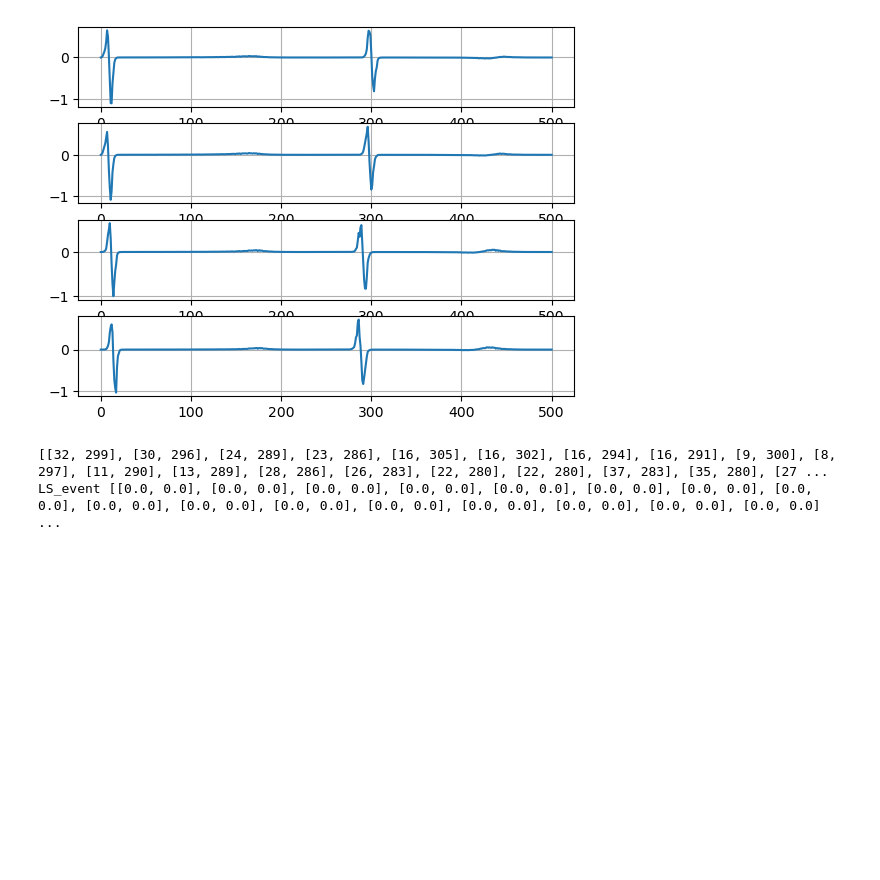
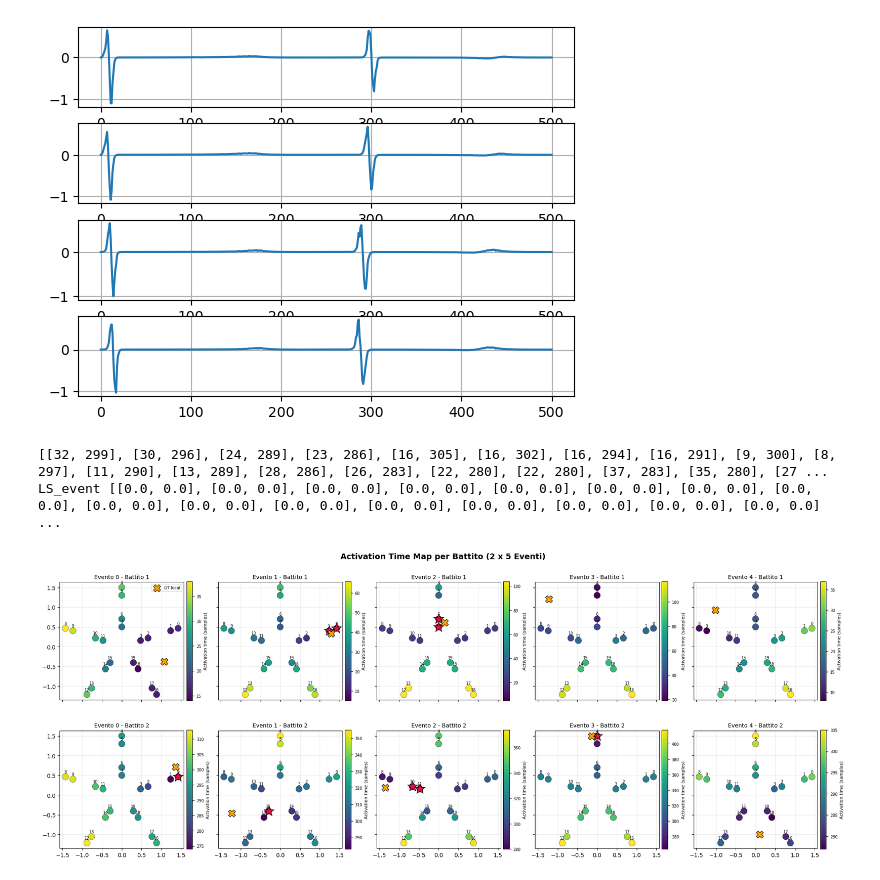
Before and after one commit to Stefano-Chiari/SubstrateFinder, a Jupyter notebook: checkpoint1.ipynb, the cells around one changed output. Saved outputs shown, nothing was run; the diff lists cells and outputs as text; code cells hidden in the pictures; blank space fills up the shorter version.

```diff
--- a/checkpoint1.ipynb
+++ b/checkpoint1.ipynb
@@ -138,3 +144,85 @@ print("LS_event", LS_event)
 # %% [output]
 [[32, 299], [30, 296], [24, 289], [23, 286], [16, 305], [16, 302], [16, 294], [16, 291], [9, 300], [8, 297], [11, 290], [13, 289], [28, 286], [26, 283], [22, 280], [22, 280], [37, 283], [35, 280], [27 ...
 LS_event [[0.0, 0.0], [0.0, 0.0], [0.0, 0.0], [0.0, 0.0], [0.0, 0.0], [0.0, 0.0], [0.0, 0.0], [0.0, 0.0], [0.0, 0.0], [0.0, 0.0], [0.0, 0.0], [0.0, 0.0], [0.0, 0.0], [0.0, 0.0], [0.0, 0.0], [0.0, 0.0] ...
+# %%
+# Assicurati di aver caricato anche questi file prima di eseguire il plot
+sensor_locs = np.load('checkpoint1sensorlocations.npy')
+gt_focal = np.load('checkpoint1FocalPoints.npy')
+
+# Imposta il numero di eventi a 5 per coerenza con la richiesta originale
+n_events = 5
+sensor_locs = sensor_locs - 2
+
+fig, axes = plt.subplots(2, n_events, figsize=(4 * n_events, 8), sharex=True, sharey=True)
+
+# Gestione del caso limite di un solo evento per non rompere l'indicizzazione di axes
+if n_events == 1:
+    axes = np.array(axes).reshape(2, 1)
+
+for ev in range(n_events):
+    # Uso 'signals' dal tuo blocco di codice invece dell'inesistente 'signals_denoised'
+    sig_ev = signals[ev, :, :]
+
+    # Chiamata corretta alla tua funzione originale
+    timings, LS = GroupSolutionCP1(sig_ev)
+
+    # Conversione in array NumPy per estrarre le colonne (i battiti) facilmente
+    timings_arr = np.array(timings, dtype=float)
+    ls_arr = np.array(LS, dtype=float)
+
+    for beat_idx in range(2):
+        ax = axes[beat_idx, ev]
+
+        # Estrazione dei dati per il battito corrente [tutti i sensori, colonna del battito]
+        first_act = timings_arr[:, beat_idx]
+        wave_ls = ls_arr[:, beat_idx]
+
+        valid = np.isfinite(first_act)
+
+        if np.any(valid):
+            vmin = np.nanmin(first_act[valid])
+            vmax = np.nanmax(first_act[valid])
+            sc = ax.scatter(
+                sensor_locs[valid, 0], sensor_locs[valid, 1],
+                c=first_act[valid], cmap='viridis', vmin=vmin, vmax=vmax,
+                s=130, edgecolors='k', linewidths=0.3, zorder=2
+            )
+            cbar = fig.colorbar(sc, ax=ax, fraction=0.045, pad=0.02)
+            cbar.set_label('Activation time (samples)', fontsize=8)
+            cbar.ax.tick_params(labelsize=7)
+        else:
+            # Fallback se un battito non ha attivazioni valide
+            ax.scatter(sensor_locs[:, 0], sensor_locs[:, 1],
+                       c='lightgray', s=130, edgecolors='k', linewidths=0.3, zorder=1)
+
+        # Etichette sensori
+        for i, (x, y) in enumerate(sensor_locs):
+            ax.annotate(str(i), (x, y), fontsize=7, ha='center', va='bottom',
+                        xytext=(0, 5), textcoords='offset points')
+
+        # Overlay sensori focali predetti per quel battito (dove LS > 0)
+        pred_idx = np.where(wave_ls > 0)[0]
+        if len(pred_idx) > 0:
+            ax.scatter(sensor_locs[pred_idx, 0], sensor_locs[pred_idx, 1],
+                       marker='*', s=360, c='crimson', edgecolors='black',
+                       linewidths=0.8, zorder=4, label='Pred focal')
+
+        # GT focal del battito corrispondente, con controlli sui limiti degli array
+        if ev < gt_focal.shape[0] and beat_idx < gt_focal.shape[1]:
+            gp = gt_focal[ev, beat_idx]
+            ax.scatter(gp[0], gp[1], marker='X', s=160, c='orange',
+                       edgecolors='black', linewidths=0.8, zorder=5, label='GT focal')
+
+        ax.set_title(f'Evento {ev} - Battito {beat_idx + 1}', fontsize=10)
+        ax.set_aspect('equal')
+        ax.grid(True, alpha=0.25)
+
+        # Mostra la legenda solo nel primo riquadro in alto a sinistra per non affollare il plot
+        if ev == 0 and beat_idx == 0:
+            ax.legend(fontsize=7, loc='best')
+
+plt.suptitle('Activation Time Map per Battito (2 x 5 Eventi)', fontsize=14, fontweight='bold')
+plt.tight_layout()
+plt.show()
+# %% [output]
+[figure, added]
```
Also changed, not shown: parts of 1 cell of this notebook.
